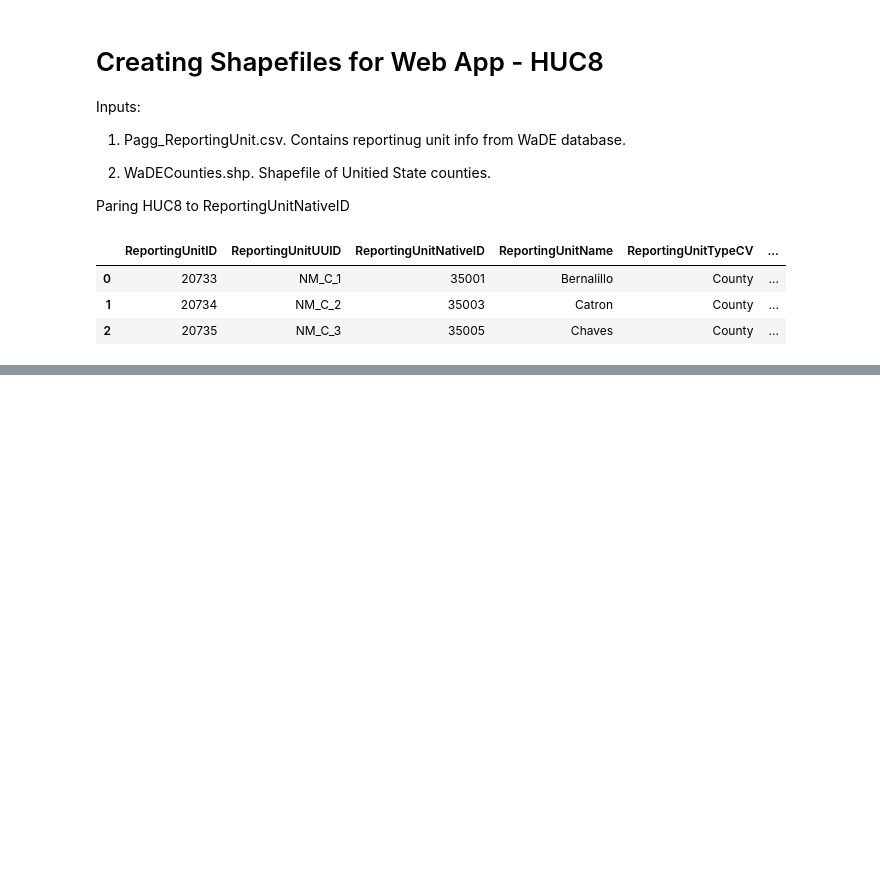
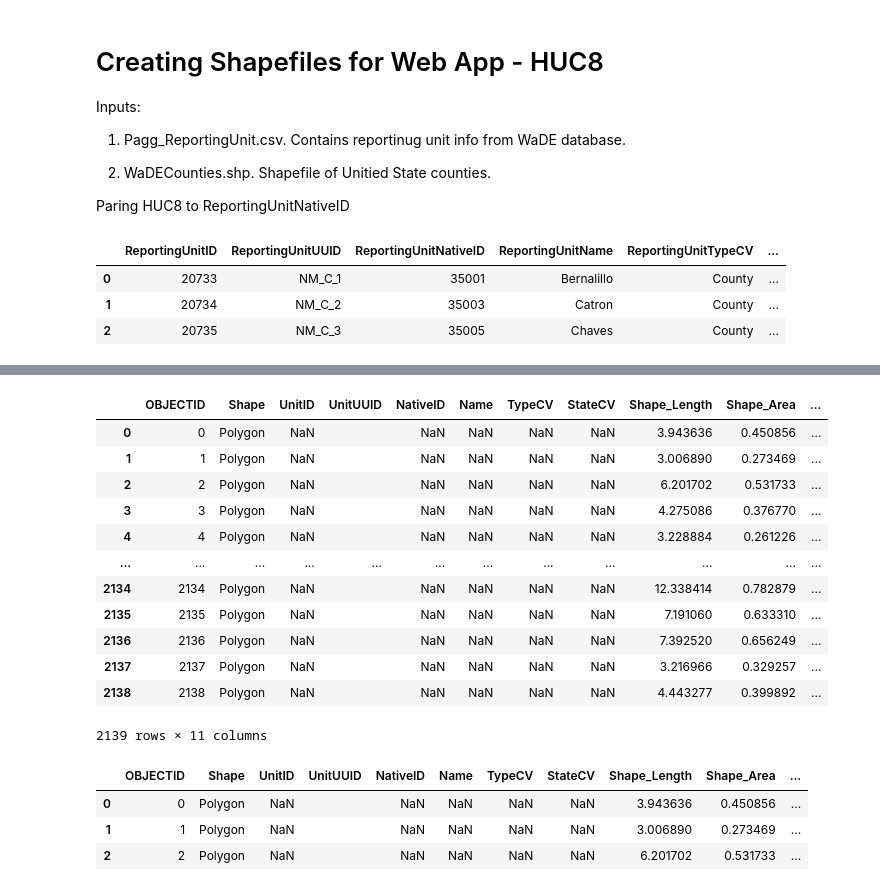
Before and after one commit to WSWCWaterDataExchange/WaDE2.0Apps, a Jupyter notebook: CreateAppShapefiles/App2ShapeFiles_HUC8.ipynb, the cells around one changed output, grey strips where cells are left out. Drawn from its saved outputs; the diff is of its cells as text; code cells hidden in the pictures; blank space fills up the shorter version.

```diff
--- a/CreateAppShapefiles/App2ShapeFiles_HUC8.ipynb
+++ b/CreateAppShapefiles/App2ShapeFiles_HUC8.ipynb
@@ -45,38 +50,52 @@ dfs_1HUC8_UT = dfs_1HUC8
 df_1RU_HUC8_UT = df_1RU[(df_1RU.ReportingUnitTypeCV == 'HUC8') & ((df_1RU.StateCV == 'UT'))]
 
 # retreive ReportingUnitUUID.
 ReportingUnitUUIDdict = pd.Series(df_1RU_HUC8_UT.ReportingUnitUUID.values, index = df_1RU_HUC8_UT.ReportingUnitNativeID).to_dict()
 def retrieveHUC8ID(colrowValue):
     if colrowValue == '' or pd.isnull(colrowValue):
         outList = ''
     else:
         String1 = colrowValue.strip()
         try:
             outList = ReportingUnitUUIDdict[String1]
         except:
             outList = ''
     return outList
 dfs_1HUC8_UT['ReportingUnitUUID'] = dfs_1HUC8_UT.apply(lambda row: retrieveHUC8ID(row['HUC8']), axis=1)
 
 # Merging temporal dataframes into one, using left-join.
 dfs_1HUC8_UT = pd.merge(dfs_1HUC8_UT, df_1RU_HUC8_UT, left_on='ReportingUnitUUID', right_on='ReportingUnitUUID', how='left')
 
 # Creating new output state specific dataframe with fields of interest.
 dfs_2HUC8_UT = pd.DataFrame() #empty dataframe
 dfs_2HUC8_UT['OBJECTID'] = dfs_1HUC8_UT.index
 dfs_2HUC8_UT['Shape'] = 'Polygon'
-dfs_2HUC8_UT['ReportingUnitID'] = dfs_1HUC8_UT['ReportingUnitID']
-dfs_2HUC8_UT['ReportingUnitUUID'] = dfs_1HUC8_UT['ReportingUnitUUID']
-dfs_2HUC8_UT['ReportingUnitNativeID'] = dfs_1HUC8_UT['ReportingUnitNativeID']
-dfs_2HUC8_UT['ReportingUnitName'] = dfs_1HUC8_UT['ReportingUnitName']
-dfs_2HUC8_UT['ReportingUnitTypeCV'] = dfs_1HUC8_UT['ReportingUnitTypeCV']
+dfs_2HUC8_UT['UnitID'] = dfs_1HUC8_UT['ReportingUnitID']
+dfs_2HUC8_UT['UnitUUID'] = dfs_1HUC8_UT['ReportingUnitUUID']
+dfs_2HUC8_UT['NativeID'] = dfs_1HUC8_UT['ReportingUnitNativeID']
+dfs_2HUC8_UT['Name'] = dfs_1HUC8_UT['ReportingUnitName']
+dfs_2HUC8_UT['TypeCV'] = dfs_1HUC8_UT['ReportingUnitTypeCV']
 dfs_2HUC8_UT['StateCV'] = dfs_1HUC8_UT['StateCV']
 dfs_2HUC8_UT['Shape_Length'] = dfs_1HUC8_UT['Shape_Leng']
 dfs_2HUC8_UT['Shape_Area'] = dfs_1HUC8_UT['Shape_Area']
 dfs_2HUC8_UT['geometry'] = dfs_1HUC8_UT['geometry']
 
 # view output
 dfs_2HUC8_UT
+# %% [output]
+|  | OBJECTID | Shape | UnitID | UnitUUID | NativeID | Name | TypeCV | StateCV | Shape_Length | Shape_Area | ... |
+| 0 | 0 | Polygon | NaN |  | NaN | NaN | NaN | NaN | 3.943636 | 0.450856 | ... |
+| 1 | 1 | Polygon | NaN |  | NaN | NaN | NaN | NaN | 3.006890 | 0.273469 | ... |
+| 2 | 2 | Polygon | NaN |  | NaN | NaN | NaN | NaN | 6.201702 | 0.531733 | ... |
+| 3 | 3 | Polygon | NaN |  | NaN | NaN | NaN | NaN | 4.275086 | 0.376770 | ... |
+| 4 | 4 | Polygon | NaN |  | NaN | NaN | NaN | NaN | 3.228884 | 0.261226 | ... |
+| ... | ... | ... | ... | ... | ... | ... | ... | ... | ... | ... | ... |
+| 2134 | 2134 | Polygon | NaN |  | NaN | NaN | NaN | NaN | 12.338414 | 0.782879 | ... |
+| 2135 | 2135 | Polygon | NaN |  | NaN | NaN | NaN | NaN | 7.191060 | 0.633310 | ... |
+| 2136 | 2136 | Polygon | NaN |  | NaN | NaN | NaN | NaN | 7.392520 | 0.656249 | ... |
+| 2137 | 2137 | Polygon | NaN |  | NaN | NaN | NaN | NaN | 3.216966 | 0.329257 | ... |
+| 2138 | 2138 | Polygon | NaN |  | NaN | NaN | NaN | NaN | 4.443277 | 0.399892 | ... |
+2139 rows × 11 columns
 # %%
 # HUC8
 # State: CO
@@ -108,11 +127,11 @@ dfs_1HUC8_CO = pd.merge(dfs_1HUC8_CO, df_1RU_HUC8_CO, left_on='ReportingUnitUUID
 dfs_2HUC8_CO = pd.DataFrame() #empty dataframe
 dfs_2HUC8_CO['OBJECTID'] = dfs_1HUC8_CO.index
 dfs_2HUC8_CO['Shape'] = 'Polygon'
-dfs_2HUC8_CO['ReportingUnitID'] = dfs_1HUC8_CO['ReportingUnitID']
-dfs_2HUC8_CO['ReportingUnitUUID'] = dfs_1HUC8_CO['ReportingUnitUUID']
-dfs_2HUC8_CO['ReportingUnitNativeID'] = dfs_1HUC8_CO['ReportingUnitNativeID']
-dfs_2HUC8_CO['ReportingUnitName'] = dfs_1HUC8_CO['ReportingUnitName']
-dfs_2HUC8_CO['ReportingUnitTypeCV'] = dfs_1HUC8_CO['ReportingUnitTypeCV']
+dfs_2HUC8_CO['UnitID'] = dfs_1HUC8_CO['ReportingUnitID']
+dfs_2HUC8_CO['UnitUUID'] = dfs_1HUC8_CO['ReportingUnitUUID']
+dfs_2HUC8_CO['NativeID'] = dfs_1HUC8_CO['ReportingUnitNativeID']
+dfs_2HUC8_CO['Name'] = dfs_1HUC8_CO['ReportingUnitName']
+dfs_2HUC8_CO['TypeCV'] = dfs_1HUC8_CO['ReportingUnitTypeCV']
 dfs_2HUC8_CO['StateCV'] = dfs_1HUC8_CO['StateCV']
 dfs_2HUC8_CO['Shape_Length'] = dfs_1HUC8_CO['Shape_Leng']
 dfs_2HUC8_CO['Shape_Area'] = dfs_1HUC8_CO['Shape_Area']
@@ -120,6 +139,11 @@ dfs_2HUC8_CO['geometry'] = dfs_1HUC8_CO['geometry']
 
 # view output
 dfs_2HUC8_CO.head(3)
+# %% [output]
+|  | OBJECTID | Shape | UnitID | UnitUUID | NativeID | Name | TypeCV | StateCV | Shape_Length | Shape_Area | ... |
+| 0 | 0 | Polygon | NaN |  | NaN | NaN | NaN | NaN | 3.943636 | 0.450856 | ... |
+| 1 | 1 | Polygon | NaN |  | NaN | NaN | NaN | NaN | 3.006890 | 0.273469 | ... |
+| 2 | 2 | Polygon | NaN |  | NaN | NaN | NaN | NaN | 6.201702 | 0.531733 | ... |
 # %%
 # Merge dataframes
 frames = [dfs_2HUC8_UT, dfs_2HUC8_CO]
```
Also changed, not shown: parts of 3 cells of this notebook, 8 other files.
